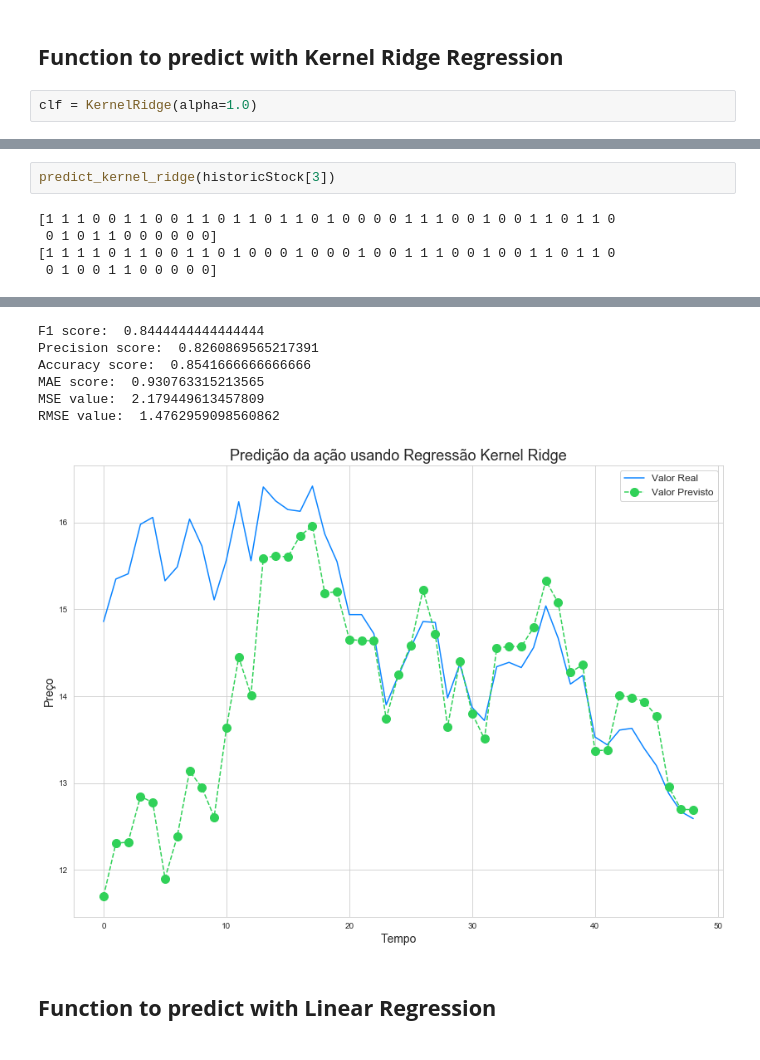
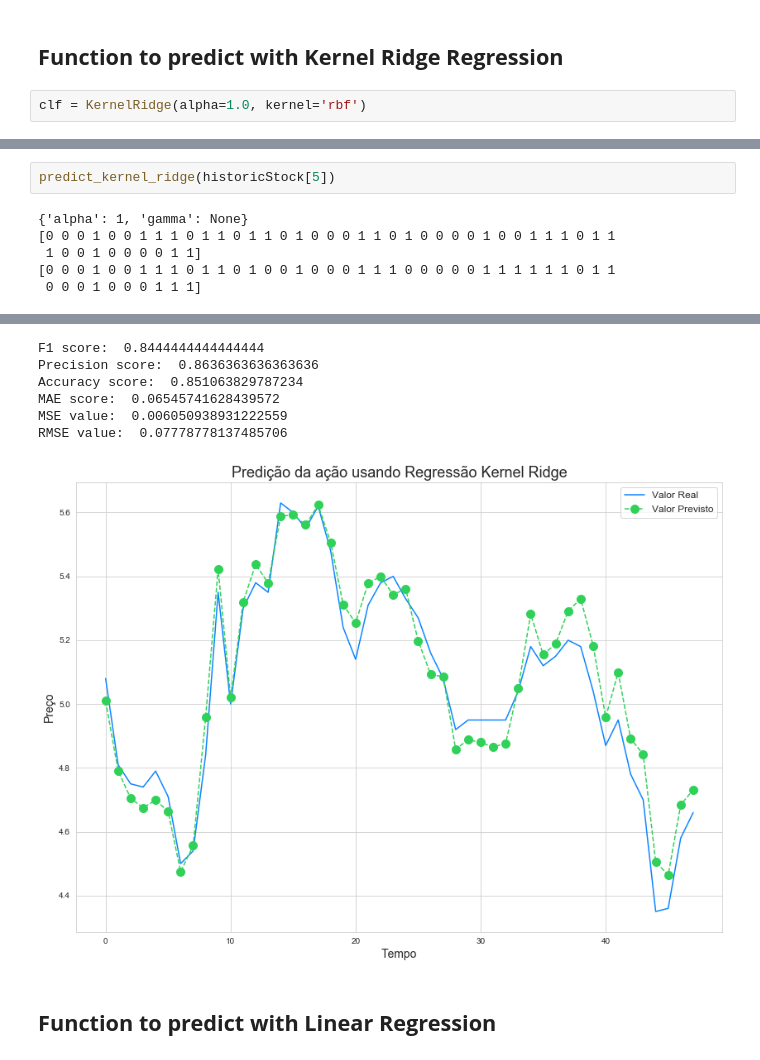
Before and after one commit to romulovff/StockMarketPrediction2.0, a Jupyter notebook: StockMarketPrediction2.0.ipynb, the cells around one changed output, grey strips where cells are left out. Drawn from its saved outputs; the diff is of its cells as text.

```diff
--- a/StockMarketPrediction2.0.ipynb
+++ b/StockMarketPrediction2.0.ipynb
@@ -779,4 +764,4 @@ RMSE value:  0.8199624037804507
 # %% [markdown]
 <h2><b>Function to predict with Kernel Ridge Regression</b></h2>
 # %%
-clf = KernelRidge(alpha=1.0)
+clf = KernelRidge(alpha=1.0, kernel='rbf')
@@ -937,8 +927,9 @@ RMSE value:  1.1265753978522357
 ... (16 outputs left out)
 # %%
-predict_kernel_ridge(historicStock[3])
+predict_kernel_ridge(historicStock[5])
 # %% [output]
-[1 1 1 0 0 1 1 0 0 1 1 0 1 1 0 1 1 0 1 0 0 0 0 1 1 1 0 0 1 0 0 1 1 0 1 1 0
- 0 1 0 1 1 0 0 0 0 0 0]
-[1 1 1 1 0 1 1 0 0 1 1 0 1 0 0 0 1 0 0 0 1 0 0 1 1 1 0 0 1 0 0 1 1 0 1 1 0
- 0 1 0 0 1 1 0 0 0 0 0]
+{'alpha': 1, 'gamma': None}
+[0 0 0 1 0 0 1 1 1 0 1 1 0 1 1 0 1 0 0 0 1 1 0 1 0 0 0 0 1 0 0 1 1 1 0 1 1
+ 1 0 0 1 0 0 0 0 1 1]
+[0 0 0 1 0 0 1 1 1 0 1 1 0 1 0 0 1 0 0 0 1 1 1 0 0 0 0 0 1 1 1 1 1 1 0 1 1
+ 0 0 0 1 0 0 0 1 1 1]
@@ -946,10 +937,10 @@ predict_kernel_ridge(historicStock[3])
 F1 score:  0.8444444444444444
-Precision score:  0.8260869565217391
-Accuracy score:  0.8541666666666666
-MAE score:  0.930763315213565
-MSE value:  2.179449613457809
-RMSE value:  1.4762959098560862
+Precision score:  0.8636363636363636
+Accuracy score:  0.851063829787234
+MAE score:  0.06545741628439572
+MSE value:  0.006050938931222559
+RMSE value:  0.07778778137485706
-[figure, old version]
+[figure, new version]
 # %% [markdown]
 <h2><b>Function to predict with Linear Regression</b></h2>
 # %%
```
Also changed, not shown: parts of 18 cells of this notebook.
